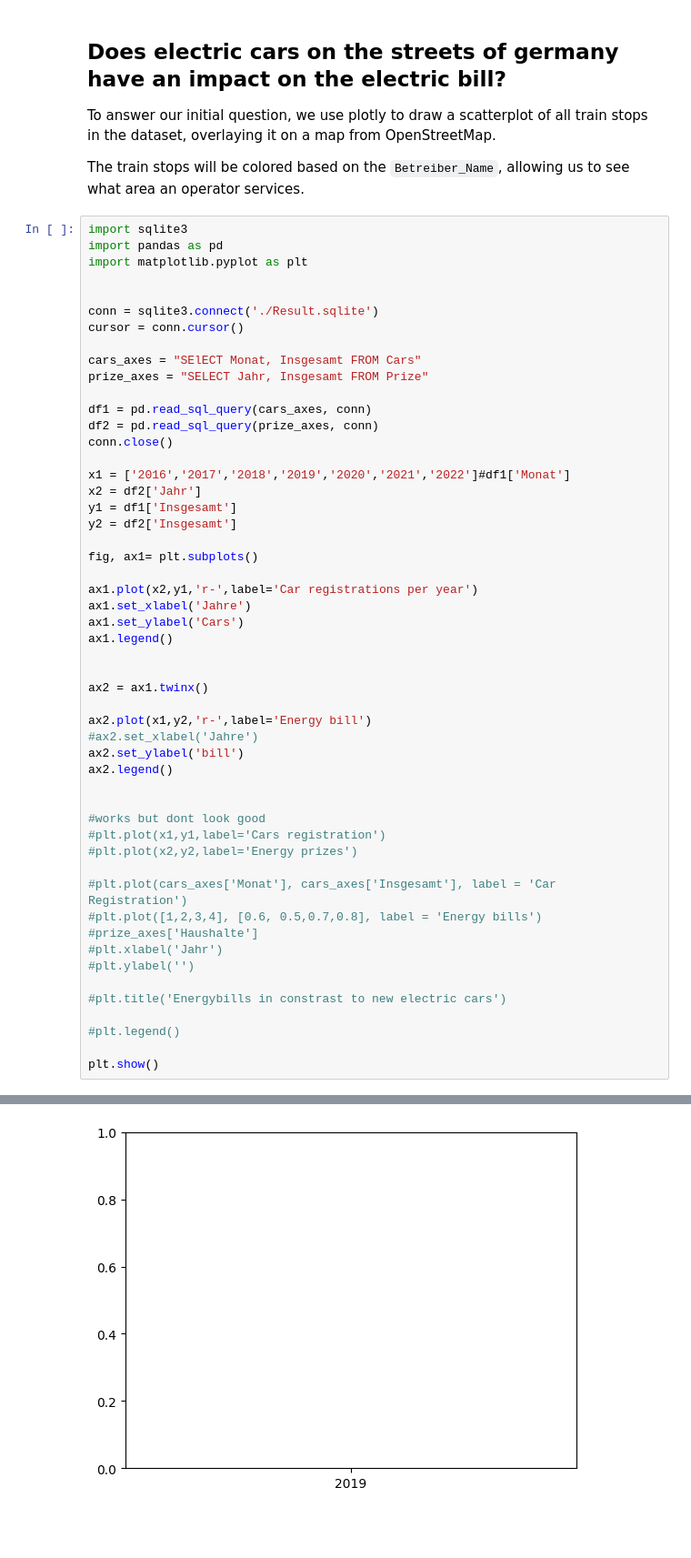
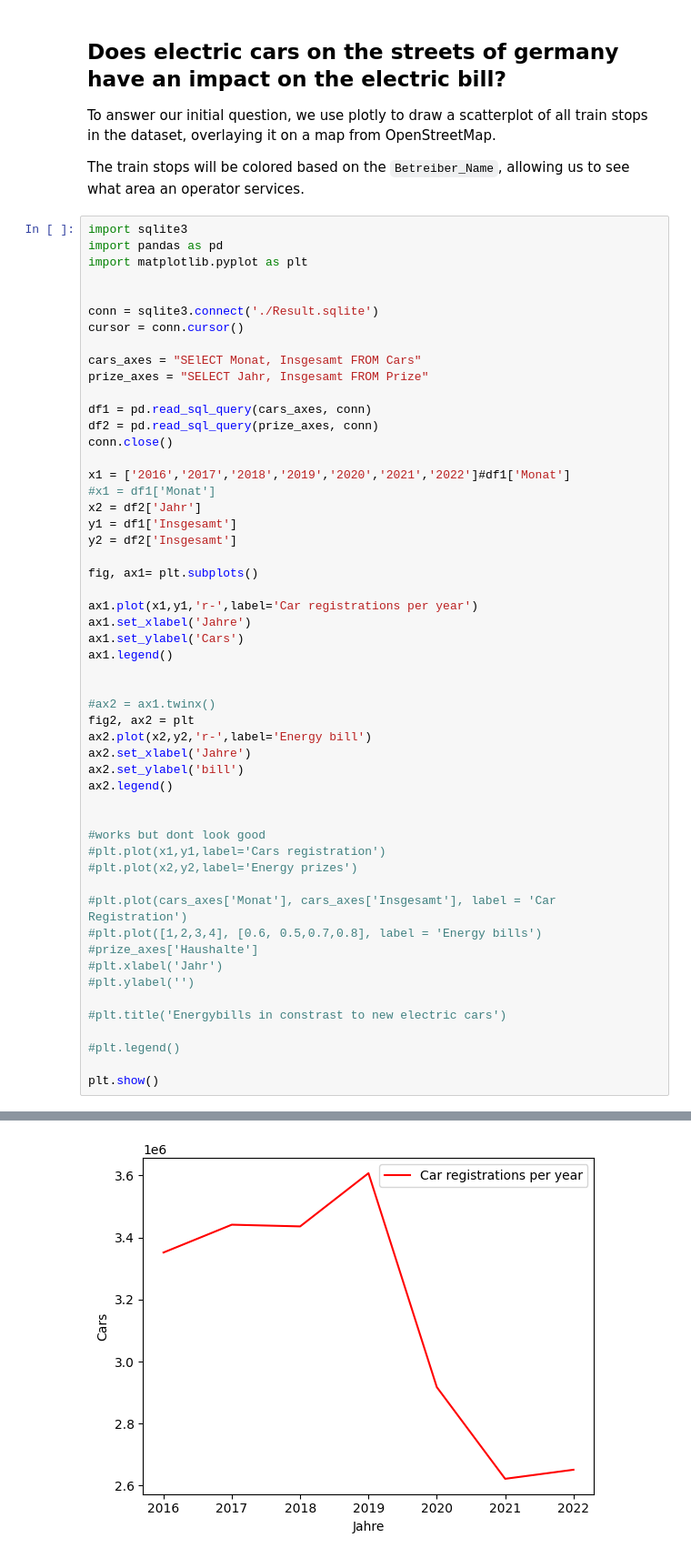
Before and after one commit to CarstenSchmotz/2023-AMSE-cs, a Jupyter notebook: report.ipynb, the cells around one changed output, grey strips where cells are left out. Shown at 91% size. Drawn from its saved outputs; the diff is of its cells as text; blank space fills up the shorter version.

Commit message:
plots work

```diff
--- a/report.ipynb
+++ b/report.ipynb
@@ -72,22 +72,23 @@ df2 = pd.read_sql_query(prize_axes, conn)
 conn.close()
 
 x1 = ['2016','2017','2018','2019','2020','2021','2022']#df1['Monat']
+#x1 = df1['Monat']
 x2 = df2['Jahr']
 y1 = df1['Insgesamt']
 y2 = df2['Insgesamt']
 
 fig, ax1= plt.subplots()
 
-ax1.plot(x2,y1,'r-',label='Car registrations per year')
+ax1.plot(x1,y1,'r-',label='Car registrations per year')
 ax1.set_xlabel('Jahre')
 ax1.set_ylabel('Cars')
 ax1.legend()
 
 
-ax2 = ax1.twinx()
-
-ax2.plot(x1,y2,'r-',label='Energy bill')
-#ax2.set_xlabel('Jahre')
+#ax2 = ax1.twinx()
+fig2, ax2 = plt
+ax2.plot(x2,y2,'r-',label='Energy bill')
+ax2.set_xlabel('Jahre')
 ax2.set_ylabel('bill')
 ax2.legend()
 
@@ -112 +113 @@ ValueError: x and y must have same first dimension, but have shapes (4,) and (7,
-[figure, old version]
+[figure, new version]
```
Also changed, not shown: parts of 2 cells of this notebook.
